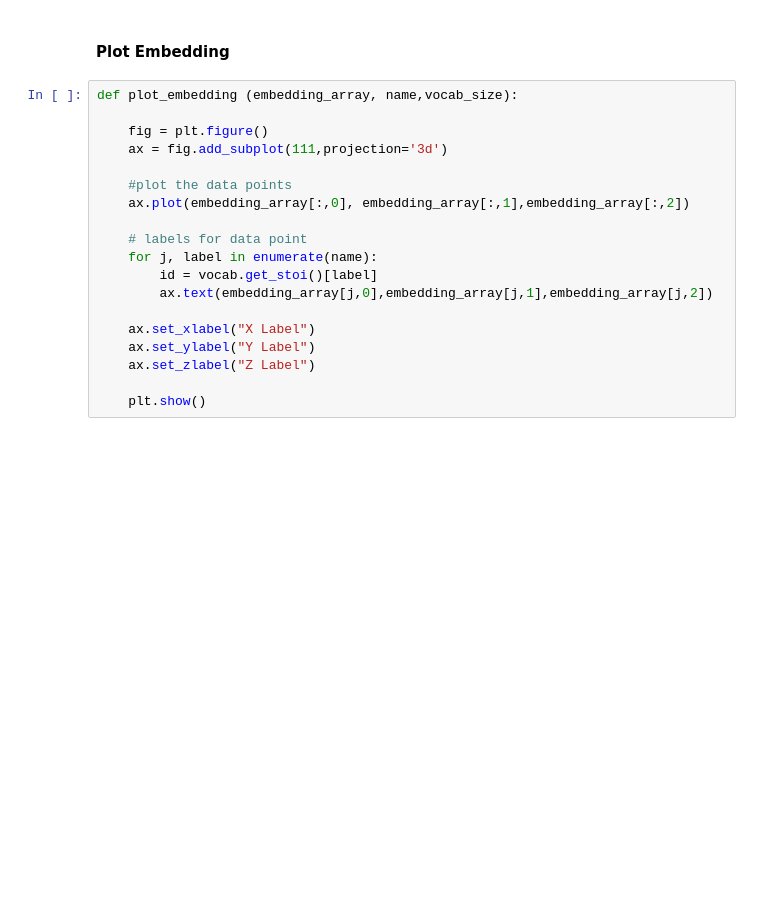
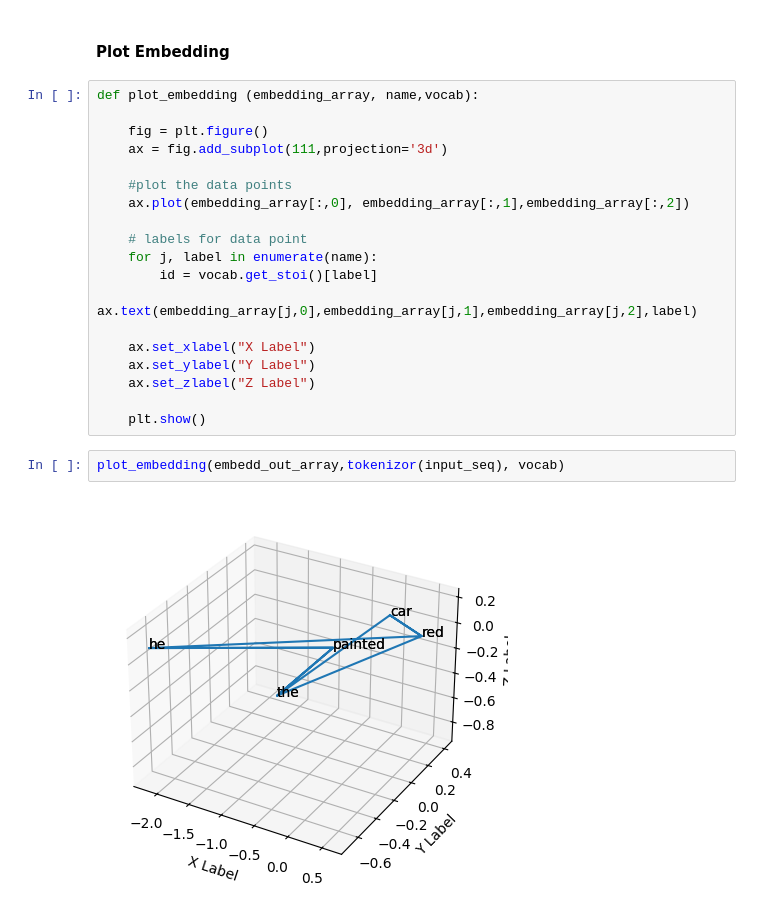
Before and after one commit to VishSeran/transformer-models, a Jupyter notebook: transformer-classification-models/classification-model.ipynb, the cells around one changed output. Drawn from its saved outputs; the diff is of its cells as text; blank space fills up the shorter version.

Commit message:
plot embedding

```diff
--- a/transformer-classification-models/classification-model.ipynb
+++ b/transformer-classification-models/classification-model.ipynb
@@ -155,7 +155,7 @@ embedd_out_array, embedd_out_array.shape
 # %% [markdown]
 #### **Plot Embedding**
 # %%
-def plot_embedding (embedding_array, name,vocab_size):
+def plot_embedding (embedding_array, name,vocab):
 
     fig = plt.figure()
     ax = fig.add_subplot(111,projection='3d')
@@ -166,10 +166,14 @@ def plot_embedding (embedding_array, name,vocab_size):
     # labels for data point
     for j, label in enumerate(name):
         id = vocab.get_stoi()[label]
-        ax.text(embedding_array[j,0],embedding_array[j,1],embedding_array[j,2])
+        ax.text(embedding_array[j,0],embedding_array[j,1],embedding_array[j,2],label)
 
     ax.set_xlabel("X Label")
     ax.set_ylabel("Y Label")
     ax.set_zlabel("Z Label")
 
     plt.show()
+# %%
+plot_embedding(embedd_out_array,tokenizor(input_seq), vocab)
+# %% [output]
+[figure, added]
```
